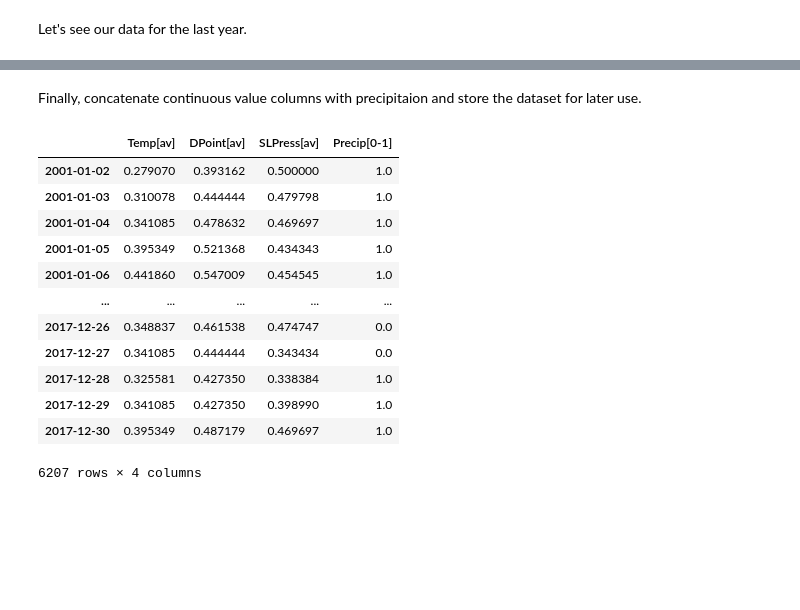
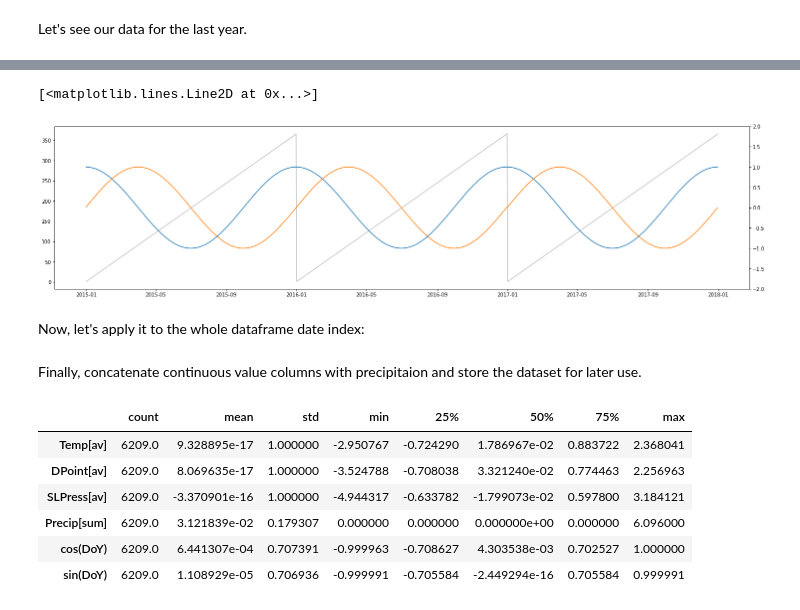
Before and after one commit to mlcollege/time-series-analysis, a Jupyter notebook: src/weather_data.ipynb, the cells around one changed output, grey strips where cells are left out. Cells and saved outputs as stored; diff of their text form; code cells hidden in the pictures; blank space fills up the shorter version.

```diff
--- a/src/weather_data.ipynb
+++ b/src/weather_data.ipynb
@@ -187,7 +182,3 @@ Notice that we would rather use rolling average of the values (except for precip
-# %%
-selected_columns = ['Temp[av]', 'DPoint[av]', 'SLPress[av]']
-selected_df = pd.concat((df_norm[c] for c in selected_columns), axis=1)
-average = selected_df.rolling(window=3, center=True).mean()
 # %% [markdown]
 Let's see our data for the last year.
 # %%
@@ -203,0 +202,5 @@ plt.show()
+# %%
+norm_df = pd.concat((df[c] for c in ['Temp[av]', 'DPoint[av]', 'SLPress[av]']), axis=1)
+norm_df = (selected_df - selected_df.mean()) / selected_df.std()
+
+norm_p = df['Precip[sum]'] / 10.0
@@ -204,22 +222,32 @@ plt.show()
+# %%
+_index = df['2015-01-01': '2018-01-01'].index
+plt.figure(figsize = (25, 6))
+plt.plot(_index, _index.dayofyear, color='silver')
+plt.twinx()
+plt.ylim(-2,2)
+plt.plot(_index, np.cos(_index.dayofyear / 365.0 * 2.0 * np.pi))
+plt.plot(_index, np.sin(_index.dayofyear / 365.0 * 2.0 * np.pi))
+# %% [output]
+[<matplotlib.lines.Line2D at 0x...>]
+[figure, added]
+# %% [markdown]
+Now, let's apply it to the whole dataframe date index:
+# %%
+phi = df.index.dayofyear.values / 365.0 * 2.0 * np.pi
+doy = pd.DataFrame(np.stack((np.cos(phi), np.sin(phi)), axis=-1), df.index, columns=['cos(DoY)', 'sin(DoY)'])
 # %% [markdown]
 Finally, concatenate continuous value columns with precipitaion and store the dataset for later use.
 # %%
-all_features = pd.concat((average, df_norm['Precip[0-1]']), axis=1).dropna()
-all_features
+all_features = pd.concat((norm_df, norm_p, doy), axis=1)
+all_features.describe().T
 # %% [output]
-|  | Temp[av] | DPoint[av] | SLPress[av] | Precip[0-1] |
-| 2001-01-02 | 0.279070 | 0.393162 | 0.500000 | 1.0 |
-| 2001-01-03 | 0.310078 | 0.444444 | 0.479798 | 1.0 |
-| 2001-01-04 | 0.341085 | 0.478632 | 0.469697 | 1.0 |
-| 2001-01-05 | 0.395349 | 0.521368 | 0.434343 | 1.0 |
-| 2001-01-06 | 0.441860 | 0.547009 | 0.454545 | 1.0 |
-| ... | ... | ... | ... | ... |
-| 2017-12-26 | 0.348837 | 0.461538 | 0.474747 | 0.0 |
-| 2017-12-27 | 0.341085 | 0.444444 | 0.343434 | 0.0 |
-| 2017-12-28 | 0.325581 | 0.427350 | 0.338384 | 1.0 |
-| 2017-12-29 | 0.341085 | 0.427350 | 0.398990 | 1.0 |
-| 2017-12-30 | 0.395349 | 0.487179 | 0.469697 | 1.0 |
+|  | count | mean | std | min | 25% | 50% | 75% | max |
+| Temp[av] | 6209.0 | 9.328895e-17 | 1.000000 | -2.950767 | -0.724290 | 1.786967e-02 | 0.883722 | 2.368041 |
+| DPoint[av] | 6209.0 | 8.069635e-17 | 1.000000 | -3.524788 | -0.708038 | 3.321240e-02 | 0.774463 | 2.256963 |
+| SLPress[av] | 6209.0 | -3.370901e-16 | 1.000000 | -4.944317 | -0.633782 | -1.799073e-02 | 0.597800 | 3.184121 |
+| Precip[sum] | 6209.0 | 3.121839e-02 | 0.179307 | 0.000000 | 0.000000 | 0.000000e+00 | 0.000000 | 6.096000 |
+| cos(DoY) | 6209.0 | 6.441307e-04 | 0.707391 | -0.999963 | -0.708627 | 4.303538e-03 | 0.702527 | 1.000000 |
+| sin(DoY) | 6209.0 | 1.108929e-05 | 0.706936 | -0.999991 | -0.705584 | -2.449294e-16 | 0.705584 | 0.999991 |
-6207 rows × 4 columns
 # %%
 TESTING_SET_LEN = 365
 training_df = all_features[:-TESTING_SET_LEN]
```
Also changed, not shown: parts of 12 cells of this notebook, 3 other files.
